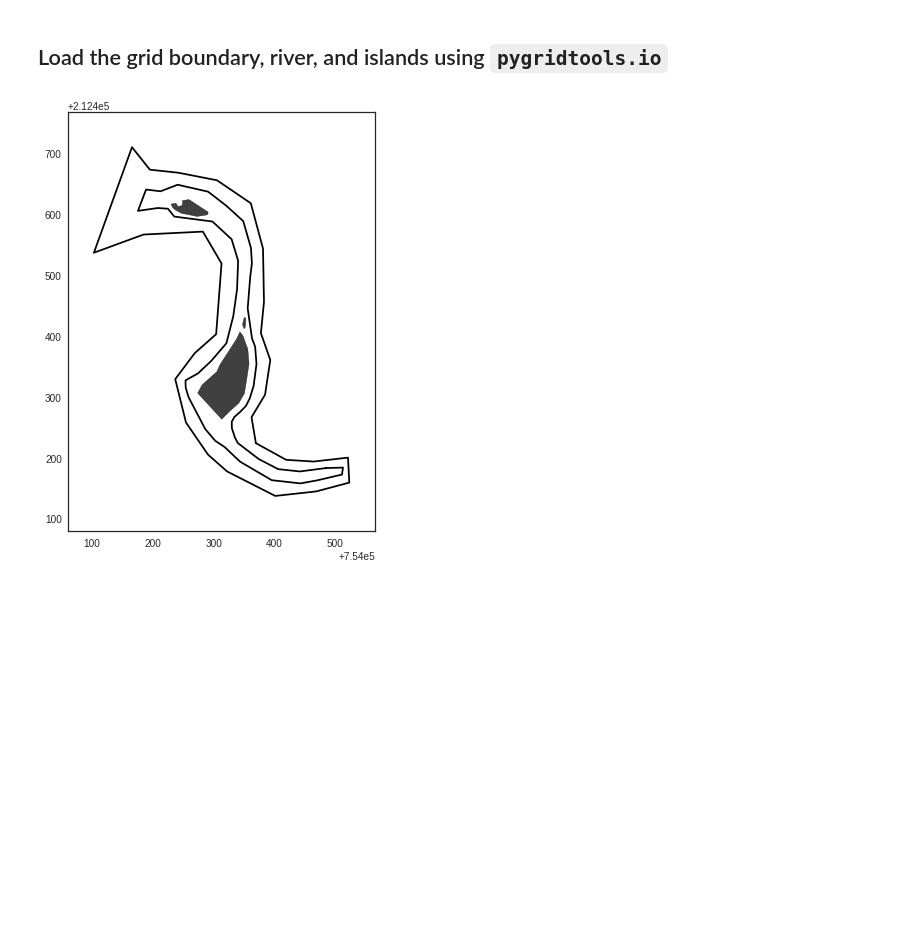
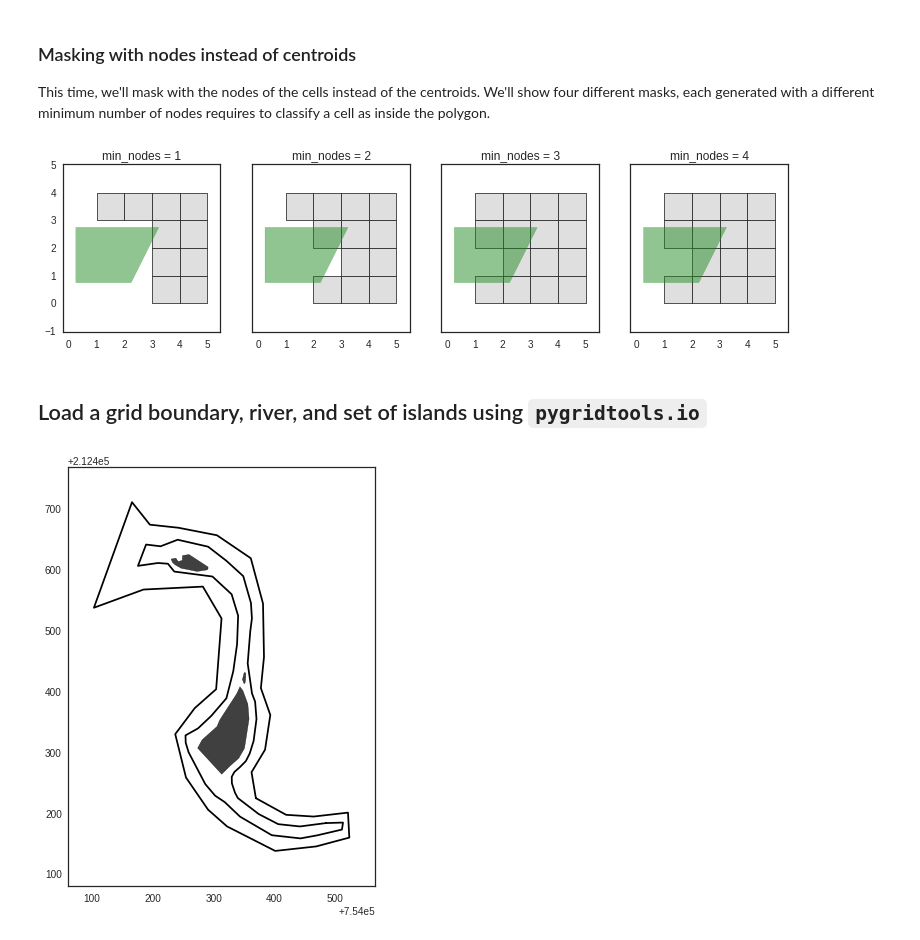
Before and after one commit to Geosyntec/pygridtools, a Jupyter notebook: examples/2 - Shapefiles and masking cells.ipynb, the cells around one changed output. Drawn from its saved outputs; the diff is of its cells as text; code cells hidden in the pictures; blank space fills up the shorter version.

```diff
--- a/examples/2 - Shapefiles and masking cells.ipynb
+++ b/examples/2 - Shapefiles and masking cells.ipynb
@@ -21,5 +73,23 @@ seaborn.set(style='white')
+# %% [markdown]
+### Masking with nodes instead of centroids
+This time, we'll mask with the nodes of the cells instead of the centroids. We'll show four different masks, each generated with a different minimum number of nodes requires to classify a cell as inside the polygon.
+# %%
+fig, axes = plt.subplots(figsize=(13, 3),ncols=4, sharex=True, sharey=True)
+
+
+common_opts = dict(use_centroids=False, use_existing=False, inside=True)
+
+for min_nodes, ax in enumerate(axes.flat, 1):
+    # mask inside
+    mg.mask_cells_with_polygon(rectangle_coords, min_nodes=min_nodes, **common_opts)
+    rect = plt.Polygon(rectangle_coords, color='forestgreen', alpha=0.5)
+    mg.plotCells(ax=ax)
+    ax.add_patch(rect)
+    ax.set_title("min_nodes = {:d}".format(min_nodes))
+# %% [output]
+[figure, added]
 # %% [markdown]
-## Load the grid boundary, river, and islands using `pygridtools.io`
+## Load a grid boundary, river, and set of islands using `pygridtools.io`
 # %%
 boundaryfile = "masking_data/input/GridBoundary.shp"
 gridbounds = pgt.iotools.loadBoundaryFromShapefile(
```
Also changed, not shown: parts of 6 cells of this notebook, 1 other file.
